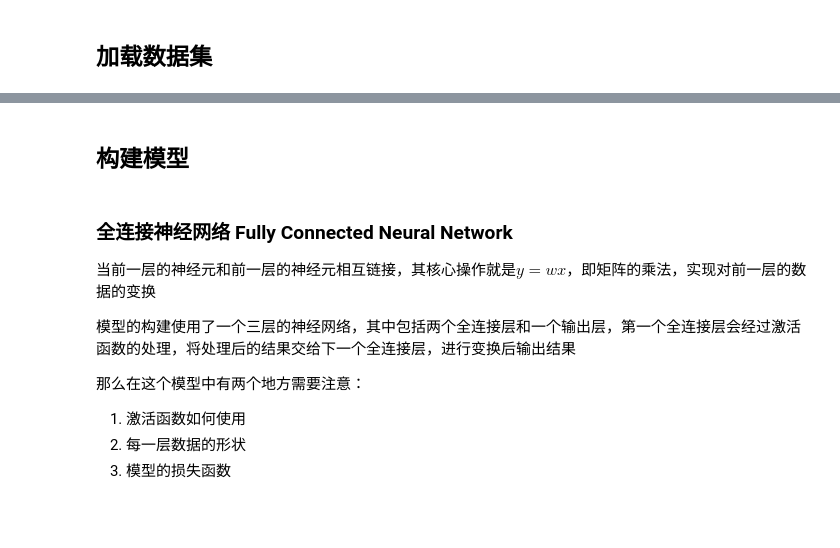
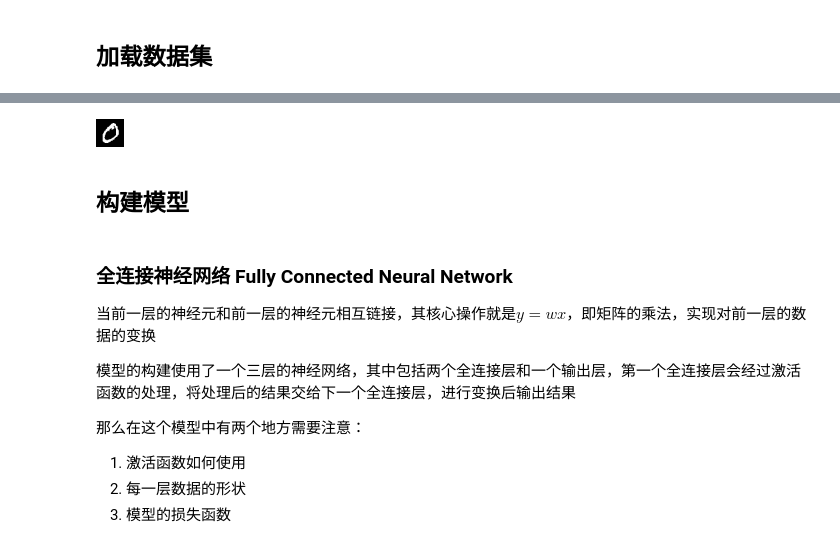
Before and after one commit to ruohaiweb/machine-learning-example, a Jupyter notebook: mnist_net/minist_net.ipynb, the cells around one changed output, grey strips where cells are left out. Cells and saved outputs as stored; diff of their text form; code cells hidden in the pictures; blank space fills up the shorter version.

Commit message:
手写数字识别 mnist_net 完善文案

```diff
--- a/mnist_net/minist_net.ipynb
+++ b/mnist_net/minist_net.ipynb
@@ -28,3 +42,10 @@ def get_dataloader(train=True):
     batch_size = train_batch_size if train else test_batch_size
     dataloader = torch.utils.data.DataLoader(dataset,batch_size=batch_size,shuffle=True)
     return dataloader
+# %%
+dataset = torchvision.datasets.MNIST('/data', train=train, download=True,
+                                         transform=torchvision.transforms.Compose([
+                                         torchvision.transforms.ToTensor(),
+                                         torchvision.transforms.Normalize((0.1307,), (0.3081,)),]))
+# 查看数据构成
+dataset.data.size()
@@ -31,3 +75,9 @@ def get_dataloader(train=True):
+# %%
+# 显示图像
+from PIL import Image
+Image.fromarray(dataset.data[1].numpy())
+# %% [output]
+[figure, added]
 # %% [markdown]
 ## 构建模型
 # %% [markdown]
```
Also changed, not shown: parts of 20 cells of this notebook, 5 other files.
